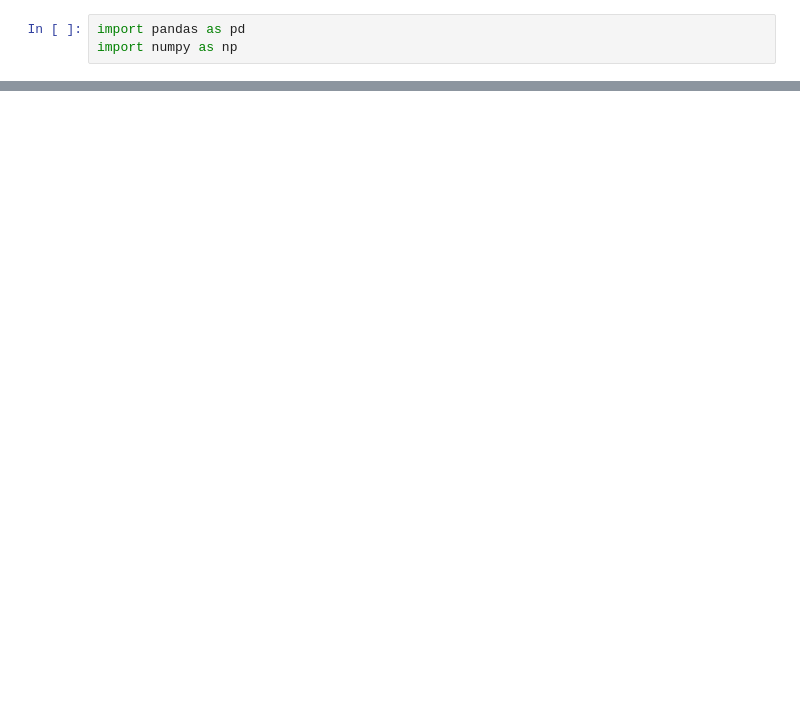
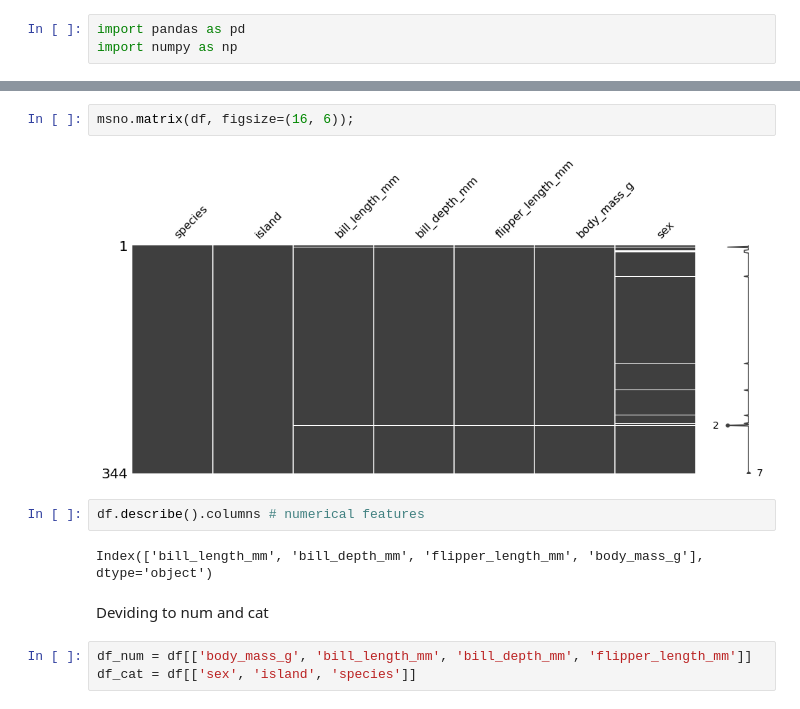
Before and after one commit to catharzis/penguins, a Jupyter notebook: toy_dataset.ipynb, the cells around one changed output, grey strips where cells are left out. Cells and saved outputs as stored; diff of their text form; blank space fills up the shorter version.

```diff
--- a/toy_dataset.ipynb
+++ b/toy_dataset.ipynb
@@ -39,0 +145,13 @@ bla bla bla for branch dev
+# %%
+msno.matrix(df, figsize=(16, 6));
+# %% [output]
+[figure, added]
+# %%
+df.describe().columns # numerical features
+# %% [output]
+Index(['bill_length_mm', 'bill_depth_mm', 'flipper_length_mm', 'body_mass_g'], dtype='object')
+# %% [markdown]
+Deviding to num and cat
+# %%
+df_num = df[['body_mass_g', 'bill_length_mm', 'bill_depth_mm', 'flipper_length_mm']]
+df_cat = df[['sex', 'island', 'species']]
```
Also changed, not shown: parts of 38 cells of this notebook.
